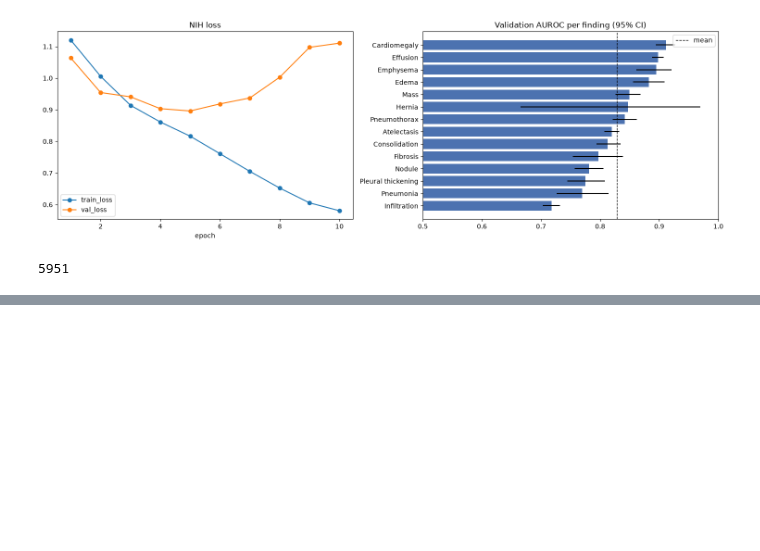
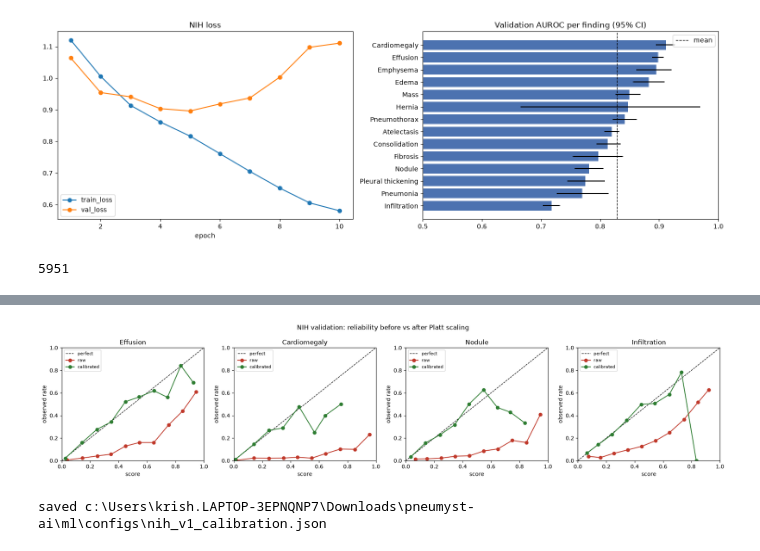
Before and after one commit to Fy1zN/pneumyst-ai, a Jupyter notebook: notebooks/train.ipynb, the cells around one changed output, grey strips where cells are left out. Cells and saved outputs as stored; diff of their text form; code cells hidden in the pictures; blank space fills up the shorter version.

Commit message:
training modified

```diff
--- a/notebooks/train.ipynb
+++ b/notebooks/train.ipynb
@@ -410,3 +410,49 @@ best epoch 7 | mean AUROC 0.829 | padded images in val: 11.7% | AP share: 36.1%
 | 13 | Infiltration | 1499 | 0.718 | 0.703 | 0.732 | 0.360 | 0.163 | 0.762 | 0.663 | ... |
 [figure]
 5951
+# %%
+from ml.datasets.targets import DISPLAY_NAMES, NIH_FINDINGS, label_column
+from ml.evaluation.calibration import apply_platt, expected_calibration_error, fit_platt, reliability_table
+from ml.training.metrics import binary_report, threshold_for_sensitivity
+
+TARGET_SENS = 0.90   # screening: catch at least 90% of positives (validation)
+NIH_RUN = REPO / "ml" / "checkpoints" / "nih_densenet121_v1"
+nv = pd.read_csv(NIH_RUN / "val_predictions.csv")
+
+cal_cfg, rows, curves = {}, [], {}
+for f in NIH_FINDINGS:
+    y = nv[label_column(f)].to_numpy()
+    raw = nv[label_column(f).replace("label_", "prob_")].to_numpy()
+    a, b = fit_platt(y, raw)
+    cal = apply_platt(raw, a, b)
+    thr = threshold_for_sensitivity(y, cal, TARGET_SENS)
+    r = binary_report(y, cal, thr)
+    cal_cfg[f] = {"platt_a": round(a, 6), "platt_b": round(b, 6), "threshold": round(thr, 6)}
+    curves[f] = (reliability_table(y, raw), reliability_table(y, cal))
+    rows.append({"finding": DISPLAY_NAMES[f], "val_positives": int(y.sum()), "prevalence": y.mean(),
+                 "mean_raw_score": raw.mean(), "mean_calibrated": cal.mean(),
+                 "ece_raw": expected_calibration_error(y, raw), "ece_calibrated": expected_calibration_error(y, cal),
+                 "threshold": thr, "sensitivity": r["sensitivity"], "specificity": r["specificity"],
+                 "ppv": r["ppv"], "flagged_share": float((cal >= thr).mean())})
+calib = pd.DataFrame(rows)
+display(calib.round(3))
+
+fig, axes = plt.subplots(1, 4, figsize=(18, 4.2))
+for ax, f in zip(axes, ["Effusion", "Cardiomegaly", "Nodule", "Infiltration"]):
+    before, after = curves[f]
+    ax.plot([0, 1], [0, 1], "k--", linewidth=1, label="perfect")
+    ax.plot(before["mean_score"], before["observed_rate"], "o-", color="#c0392b", label="raw")
+    ax.plot(after["mean_score"], after["observed_rate"], "o-", color="#2e7d32", label="calibrated")
+    ax.set_title(DISPLAY_NAMES[f]); ax.set_xlabel("score"); ax.set_ylabel("observed rate")
+    ax.set_xlim(0, 1); ax.set_ylim(0, 1); ax.legend(fontsize=8)
+fig.suptitle("NIH validation: reliability before vs after Platt scaling")
+plt.tight_layout(); fig.savefig(FIG / "nih_v1_calibration.png", dpi=150); plt.show()
+
+cfg_path = REPO / "ml" / "configs" / "nih_v1_calibration.json"
+cfg_path.parent.mkdir(parents=True, exist_ok=True)
+cfg_path.write_text(json.dumps({
+    "model": "nih_densenet121_v1", "checkpoint": "ml/checkpoints/nih_densenet121_v1/best.pt",
+    "fitted_on": f"NIH validation split ({len(nv):,} images)", "method": "platt", "target_sensitivity": TARGET_SENS,
+    "findings": cal_cfg}, indent=2))
+print("saved", cfg_path)
+# %% [output]
@@ -412,0 +474,2 @@ best epoch 7 | mean AUROC 0.829 | padded images in val: 11.7% | AP share: 36.1%
+[figure, added]
+saved c:\Users\krish.LAPTOP-3EPNQNP7\Downloads\pneumyst-ai\ml\configs\nih_v1_calibration.json
```
Also changed, not shown: parts of 2 cells of this notebook, 6 other files.
